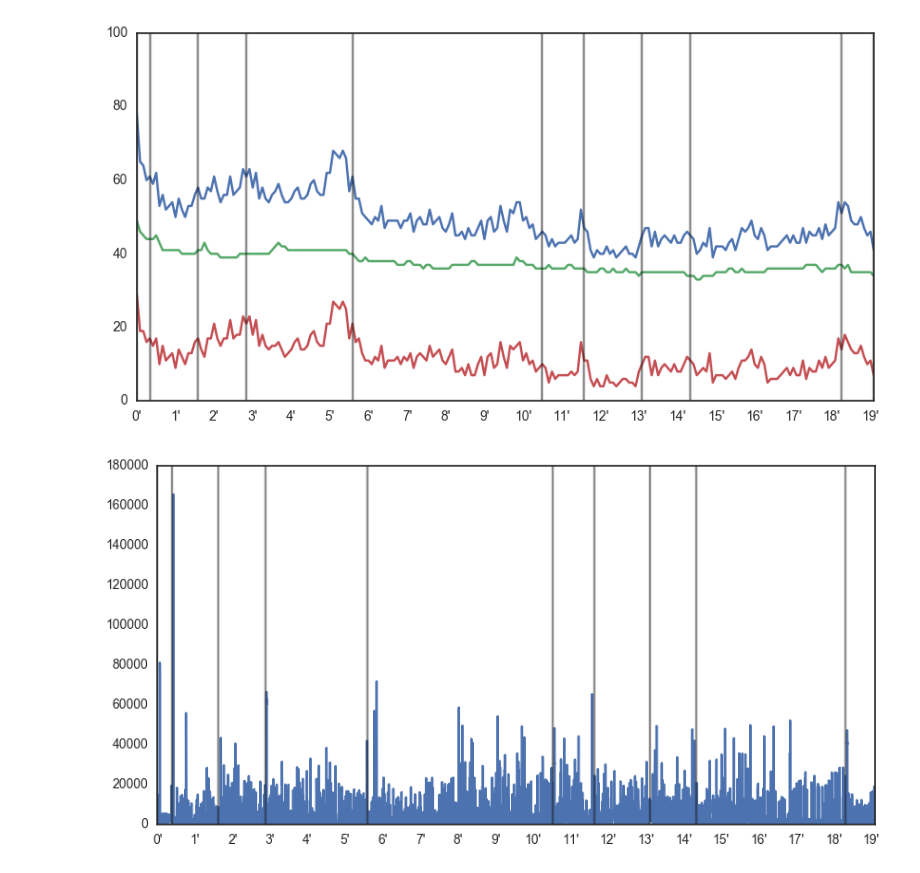
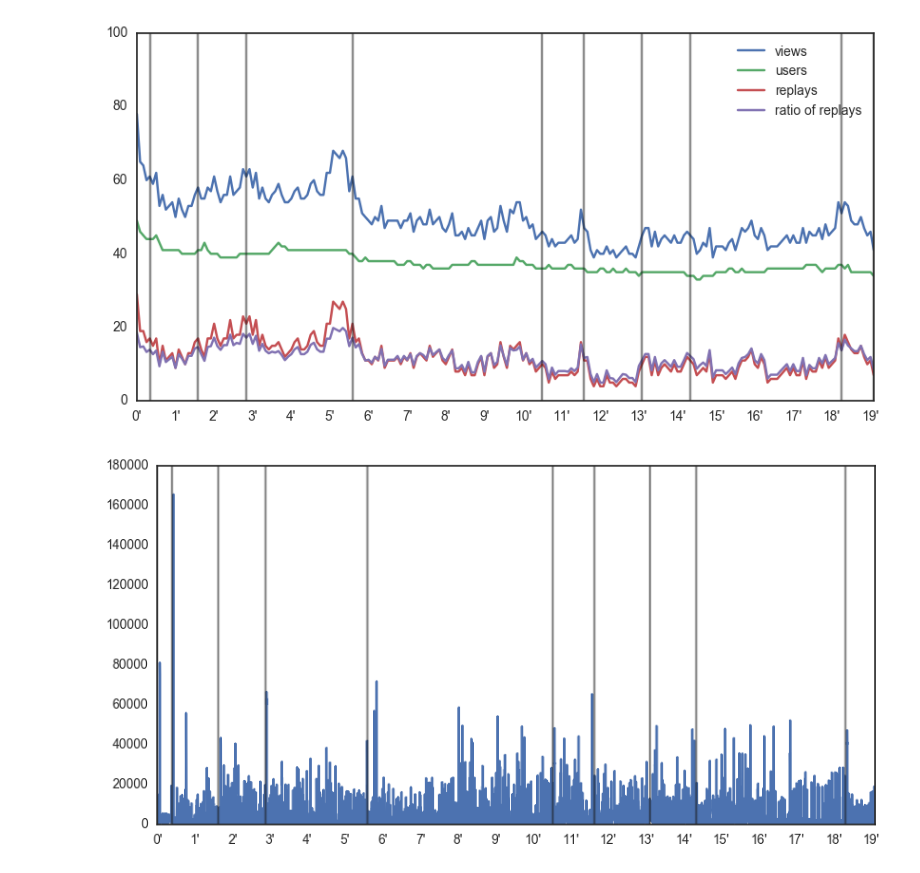
Before and after one commit to Gronlaen/mooc_analytics_visualisation, a Jupyter notebook: Video_analysis.ipynb, the cells around one changed output. Cells and saved outputs as stored; diff of their text form; code cells hidden in the pictures.

```diff
--- a/Video_analysis.ipynb
+++ b/Video_analysis.ipynb
@@ -72,4 +31,3 @@ def time_to_slot(seconds) :
 # %%
-slide_change = [0,23,98,173,336,632,698,786,860,1099,1147]
+slide_change = [-1,23,98,173,336,632,698,786,860,1099,1147]
 slide_change_slots = [time_to_slot(x) for x in slide_change]
-slide_change_slots
@@ -77,0 +34,5 @@ slide_change_slots
+# %%
+df_views = pd.read_csv('Video_6_4/EPFLx-BIO465x-2013_OND___66fc2e3957e342a3b8bd844a8852d581.csv')
+df_views['num_replays'] = df_views['num_views'] - df_views['num_users']
+df_views['ratio_replays'] = df_views['num_replays'] / df_views['num_views']*50
+df_views.head(5)
@@ -78,15 +61,17 @@ slide_change_slots
 # %%
 fig = plt.figure(figsize=(10,5))
-plt.plot(df_views['num_views'])
-plt.plot(df_views['num_users'])
-plt.plot(df_views['num_replays'])
+plt.plot(df_views['num_views'], label='views')
+plt.plot(df_views['num_users'], label='users')
+plt.plot(df_views['num_replays'], label='replays')
+plt.plot(df_views['ratio_replays'], label='ratio of replays')
 for x in slide_change_slots :
     plt.plot((x, x), (0, 100), 'k-', alpha=0.5)
 plt.ylim([0,100])
 plt.xlim([0,len(df_views)-1])
 plt.xticks(range(0,len(df_views)-1,12), [sec_to_min(5*x) for x in range(0,len(df_views)-1,12)], rotation=-0);
+plt.legend();
 # %% [output]
-[figure, old version]
+[figure, new version]
 # %%
 fig = plt.figure(figsize=(10,5))
 plt.plot(df_slides['0'])
```
Also changed, not shown: parts of 18 cells of this notebook, 15 other files.
